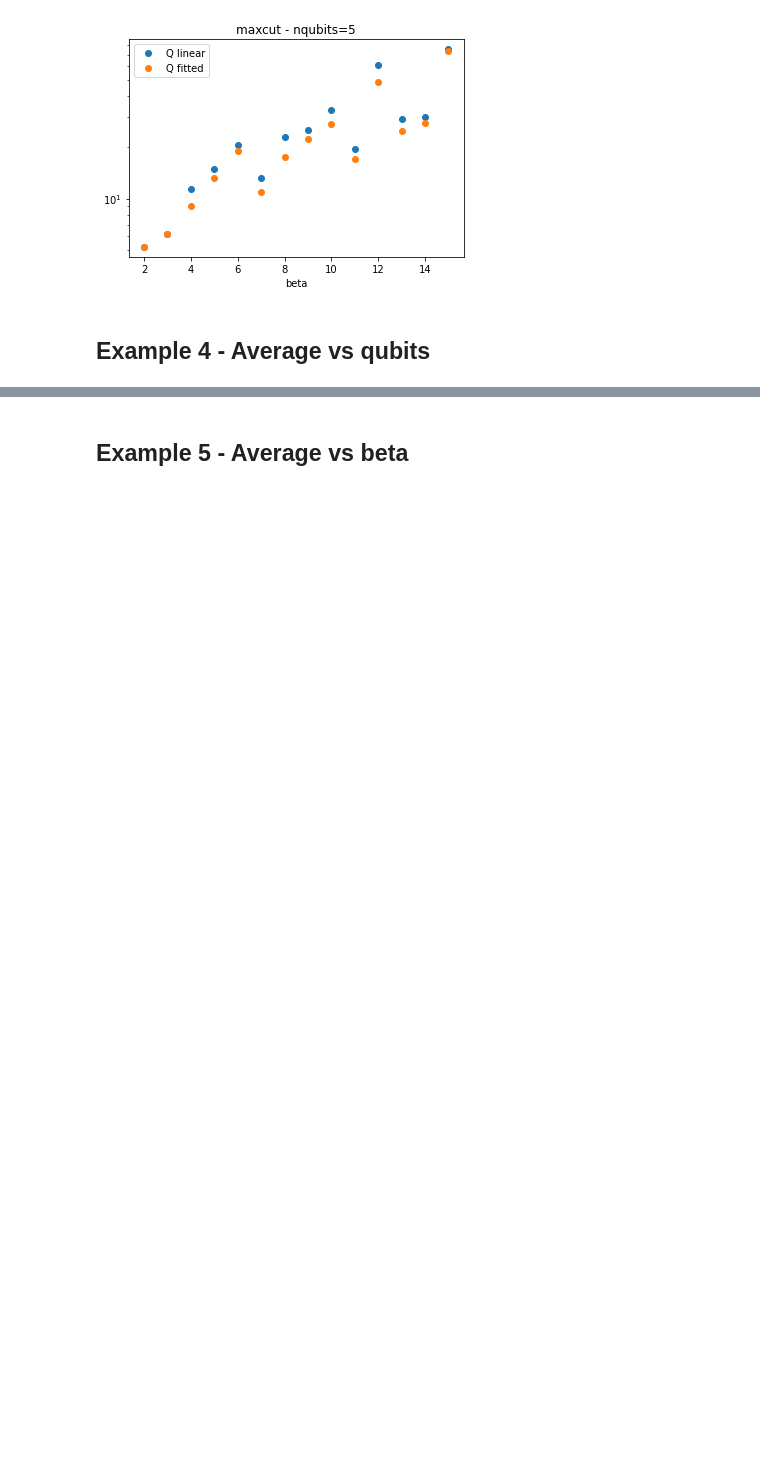
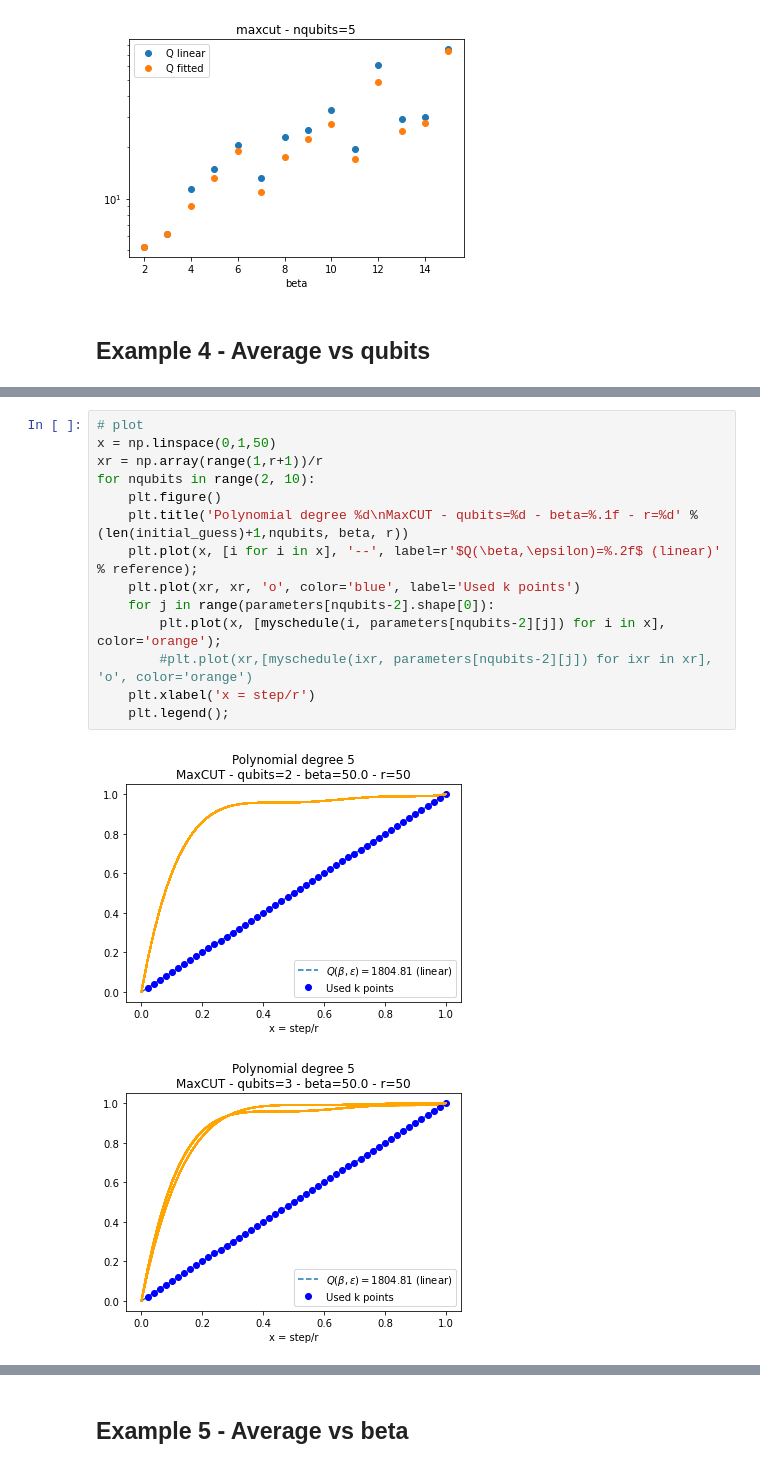
Before and after one commit to scarrazza/QITE, a Jupyter notebook: crosscheck.ipynb, the cells around one changed output, grey strips where cells are left out. Drawn from its saved outputs; the diff is of its cells as text; blank space fills up the shorter version.

```diff
--- a/crosscheck.ipynb
+++ b/crosscheck.ipynb
@@ -423,0 +427,17 @@ plt.savefig('avg_maxcut_beta%d_r%d_pol5.png' % (beta, r), bbox_inches='tight')
+# %%
+# plot
+x = np.linspace(0,1,50)
+xr = np.array(range(1,r+1))/r
+for nqubits in range(2, 10):
+    plt.figure()
+    plt.title('Polynomial degree %d\nMaxCUT - qubits=%d - beta=%.1f - r=%d' % (len(initial_guess)+1,nqubits, beta, r))
+    plt.plot(x, [i for i in x], '--', label=r'$Q(\beta,\epsilon)=%.2f$ (linear)' % reference);
+    plt.plot(xr, xr, 'o', color='blue', label='Used k points')
+    for j in range(parameters[nqubits-2].shape[0]):
+        plt.plot(x, [myschedule(i, parameters[nqubits-2][j]) for i in x], color='orange');
+        #plt.plot(xr,[myschedule(ixr, parameters[nqubits-2][j]) for ixr in xr], 'o', color='orange')
+    plt.xlabel('x = step/r')
+    plt.legend();
+# %% [output]
+[figure, added]
+[figure, added]
```
Also changed, not shown: parts of 7 cells of this notebook.
